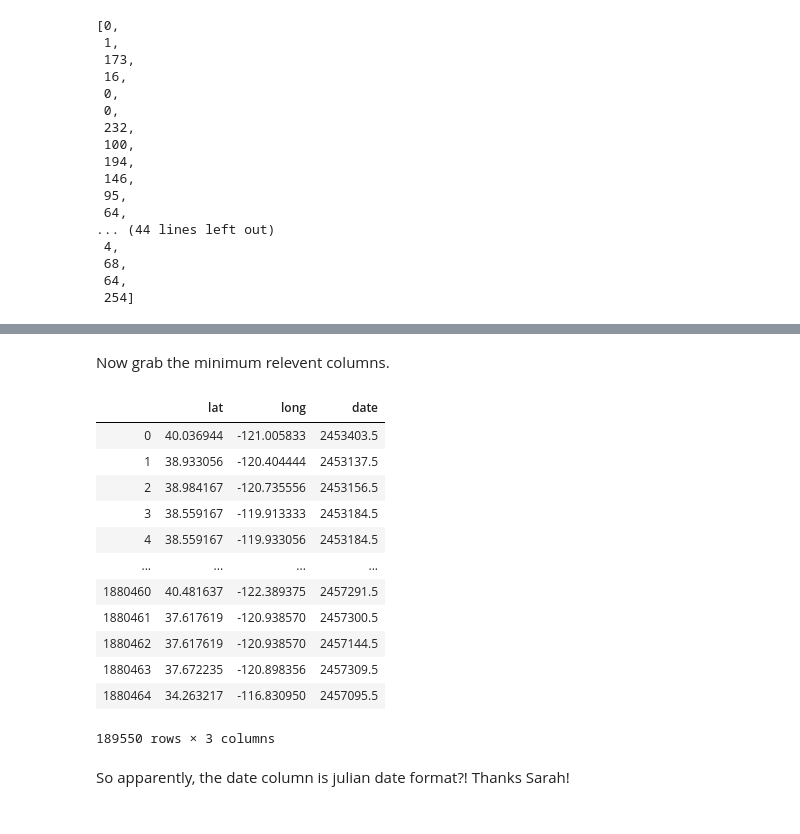
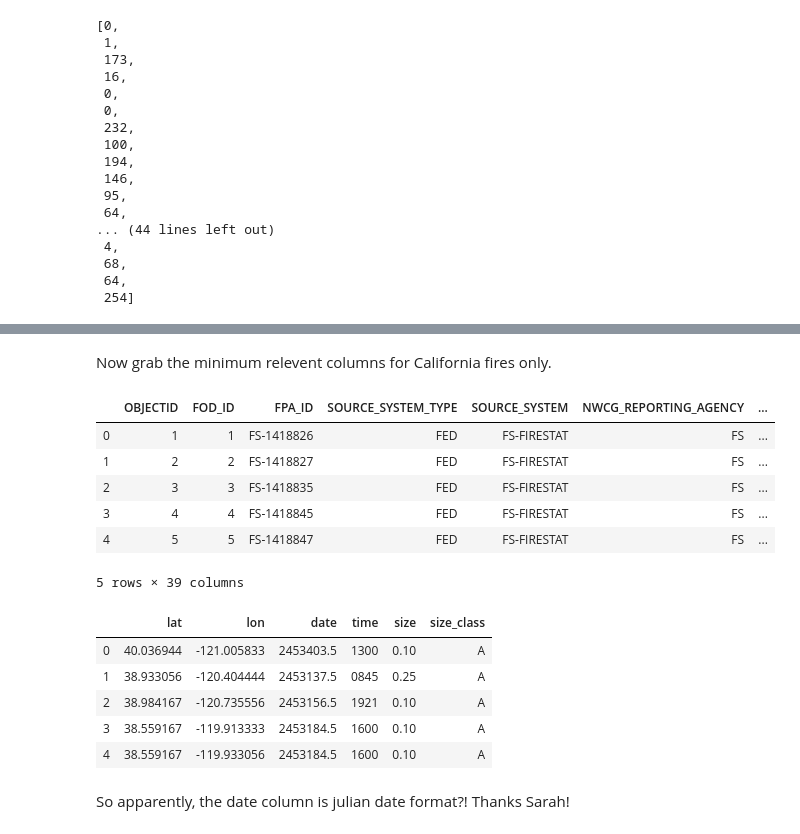
Before and after one commit to aristyogresearch/wildfire, a Jupyter notebook: notebooks/parse_USDA_wildfire_data.ipynb, the cells around one changed output, grey strips where cells are left out. Saved outputs shown, nothing was run; the diff lists cells and outputs as text; code cells hidden in the pictures.

```diff
--- a/notebooks/historical_wildfire_data.ipynb
+++ b/notebooks/parse_USDA_wildfire_data.ipynb
@@ -84,23 +72,27 @@ list(fires['Shape'][2])
 # %% [markdown]
-Now grab the minimum relevent columns.
+Now grab the minimum relevent columns for California fires only.
-# %%
-fires = fires[['LATITUDE','LONGITUDE', 'DISCOVERY_DATE']]
-fires.columns = ['lat', 'long', 'date']
-fires
-# %% [output]
-|  | lat | long | date |
-| 0 | 40.036944 | -121.005833 | 2453403.5 |
-| 1 | 38.933056 | -120.404444 | 2453137.5 |
-| 2 | 38.984167 | -120.735556 | 2453156.5 |
-| 3 | 38.559167 | -119.913333 | 2453184.5 |
-| 4 | 38.559167 | -119.933056 | 2453184.5 |
-| ... | ... | ... | ... |
-| 1880460 | 40.481637 | -122.389375 | 2457291.5 |
-| 1880461 | 37.617619 | -120.938570 | 2457300.5 |
-| 1880462 | 37.617619 | -120.938570 | 2457144.5 |
-| 1880463 | 37.672235 | -120.898356 | 2457309.5 |
-| 1880464 | 34.263217 | -116.830950 | 2457095.5 |
-189550 rows × 3 columns
+# %%
+california_fires = fires[fires['STATE'] == 'CA']
+california_fires.head()
+# %% [output]
+|  | OBJECTID | FOD_ID | FPA_ID | SOURCE_SYSTEM_TYPE | SOURCE_SYSTEM | NWCG_REPORTING_AGENCY | ... |
+| 0 | 1 | 1 | FS-1418826 | FED | FS-FIRESTAT | FS | ... |
+| 1 | 2 | 2 | FS-1418827 | FED | FS-FIRESTAT | FS | ... |
+| 2 | 3 | 3 | FS-1418835 | FED | FS-FIRESTAT | FS | ... |
+| 3 | 4 | 4 | FS-1418845 | FED | FS-FIRESTAT | FS | ... |
+| 4 | 5 | 5 | FS-1418847 | FED | FS-FIRESTAT | FS | ... |
+5 rows × 39 columns
+# %%
+california_fires = california_fires[['LATITUDE','LONGITUDE', 'DISCOVERY_DATE', 'DISCOVERY_TIME', 'FIRE_SIZE', 'FIRE_SIZE_CLASS']]
+california_fires.columns = ['lat', 'lon', 'date', 'time', 'size', 'size_class']
+california_fires.head()
+# %% [output]
+|  | lat | lon | date | time | size | size_class |
+| 0 | 40.036944 | -121.005833 | 2453403.5 | 1300 | 0.10 | A |
+| 1 | 38.933056 | -120.404444 | 2453137.5 | 0845 | 0.25 | A |
+| 2 | 38.984167 | -120.735556 | 2453156.5 | 1921 | 0.10 | A |
+| 3 | 38.559167 | -119.913333 | 2453184.5 | 1600 | 0.10 | A |
+| 4 | 38.559167 | -119.933056 | 2453184.5 | 1600 | 0.10 | A |
 # %% [markdown]
 So apparently, the date column is julian date format?! Thanks Sarah!
 # %%
```
Also changed, not shown: parts of 7 cells of this notebook, 33 other files.
